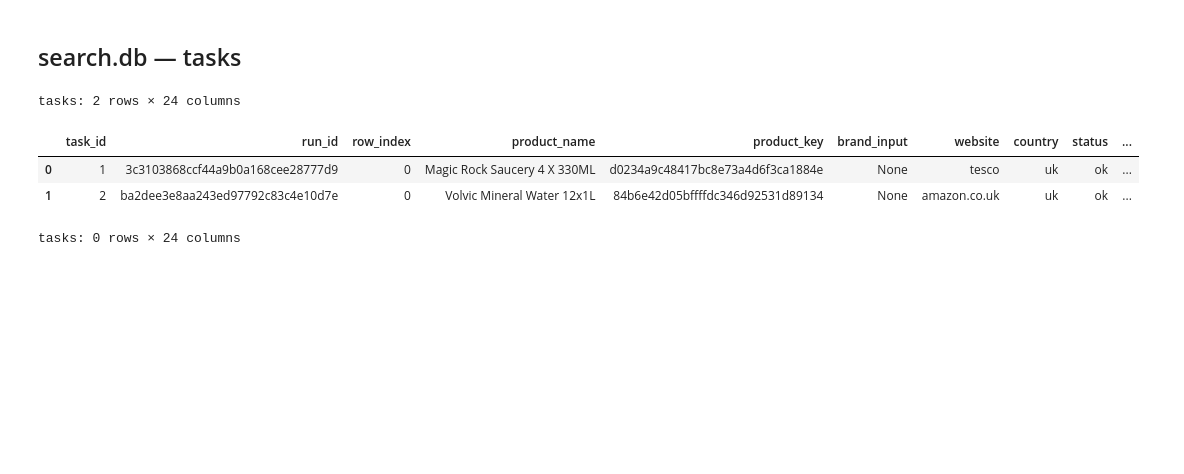
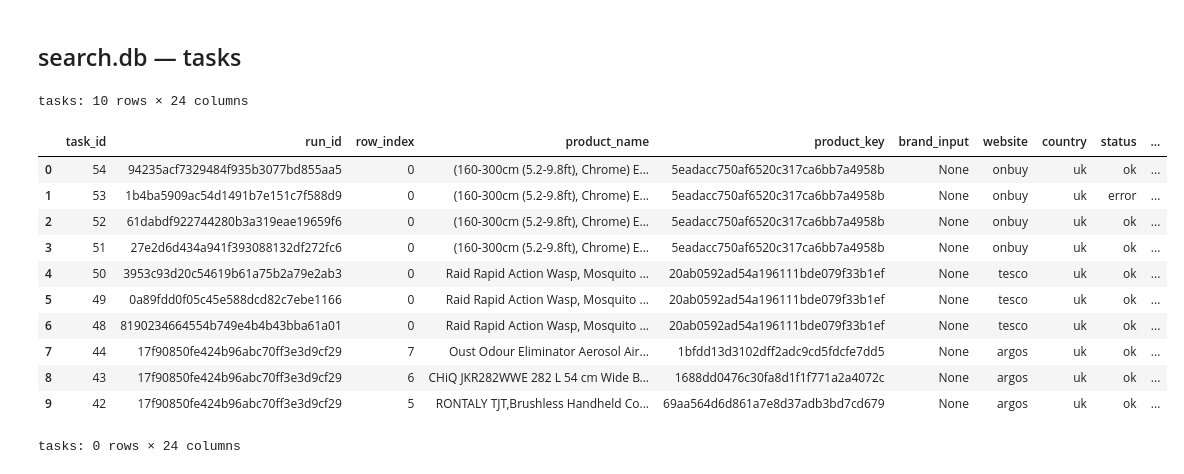
Before and after one commit to Kumoyyds/competitor_product_search, a Jupyter notebook: src/search/script/inspect_tables.ipynb, the cells around one changed output. Saved outputs shown, nothing was run; the diff lists cells and outputs as text; code cells hidden in the pictures; blank space fills up the shorter version.

```diff
--- a/src/search/script/inspect_tables.ipynb
+++ b/src/search/script/inspect_tables.ipynb
@@ -97,22 +111,31 @@ product_name = "Bonkers Zoomers BBQ Beef Flavour 85g"
 # %%
 query_base = """
 select *
 from tasks
+order by started_at desc
 limit 10
 """
 
 query = """
 select final_provider, count(run_id) as run_count
 from tasks
 group by final_provider
 """
 
 tasks_df = show_query("tasks", query_base, TRACE_CONN)
 # %% [output]
-tasks: 2 rows × 24 columns
+tasks: 10 rows × 24 columns
 |  | task_id | run_id | row_index | product_name | product_key | brand_input | website | country | status | ... |
-| 0 | 1 | 3c3103868ccf44a9b0a168cee28777d9 | 0 | Magic Rock Saucery 4 X 330ML | d0234a9c48417bc8e73a4d6f3ca1884e | None | tesco | uk | ok | ... |
-| 1 | 2 | ba2dee3e8aa243ed97792c83c4e10d7e | 0 | Volvic Mineral Water 12x1L | 84b6e42d05bffffdc346d92531d89134 | None | amazon.co.uk | uk | ok | ... |
+| 0 | 54 | 94235acf7329484f935b3077bd855aa5 | 0 | (160-300cm (5.2-9.8ft), Chrome) E... | 5eadacc750af6520c317ca6bb7a4958b | None | onbuy | uk | ok | ... |
+| 1 | 53 | 1b4ba5909ac54d1491b7e151c7f588d9 | 0 | (160-300cm (5.2-9.8ft), Chrome) E... | 5eadacc750af6520c317ca6bb7a4958b | None | onbuy | uk | error | ... |
+| 2 | 52 | 61dabdf922744280b3a319eae19659f6 | 0 | (160-300cm (5.2-9.8ft), Chrome) E... | 5eadacc750af6520c317ca6bb7a4958b | None | onbuy | uk | ok | ... |
+| 3 | 51 | 27e2d6d434a941f393088132df272fc6 | 0 | (160-300cm (5.2-9.8ft), Chrome) E... | 5eadacc750af6520c317ca6bb7a4958b | None | onbuy | uk | ok | ... |
+| 4 | 50 | 3953c93d20c54619b61a75b2a79e2ab3 | 0 | Raid Rapid Action Wasp, Mosquito ... | 20ab0592ad54a196111bde079f33b1ef | None | tesco | uk | ok | ... |
+| 5 | 49 | 0a89fdd0f05c45e588dcd82c7ebe1166 | 0 | Raid Rapid Action Wasp, Mosquito ... | 20ab0592ad54a196111bde079f33b1ef | None | tesco | uk | ok | ... |
+| 6 | 48 | 8190234664554b749e4b4b43bba61a01 | 0 | Raid Rapid Action Wasp, Mosquito ... | 20ab0592ad54a196111bde079f33b1ef | None | tesco | uk | ok | ... |
+| 7 | 44 | 17f90850fe424b96abc70ff3e3d9cf29 | 7 | Oust Odour Eliminator Aerosol Air... | 1bfdd13d3102dff2adc9cd5fdcfe7dd5 | None | argos | uk | ok | ... |
+| 8 | 43 | 17f90850fe424b96abc70ff3e3d9cf29 | 6 | CHiQ JKR282WWE 282 L 54 cm Wide B... | 1688dd0476c30fa8d1f1f771a2a4072c | None | argos | uk | ok | ... |
+| 9 | 42 | 17f90850fe424b96abc70ff3e3d9cf29 | 5 | RONTALY TJT,Brushless Handheld Co... | 69aa564d6d861a7e8d37adb3bd7cd679 | None | argos | uk | ok | ... |
 # %%
 tasks_df = show_query("tasks", f"SELECT * FROM tasks WHERE product_name like '%{product_name}%'", TRACE_CONN)
 # %% [output]
```
Also changed, not shown: parts of 6 cells of this notebook, 34 other files.
